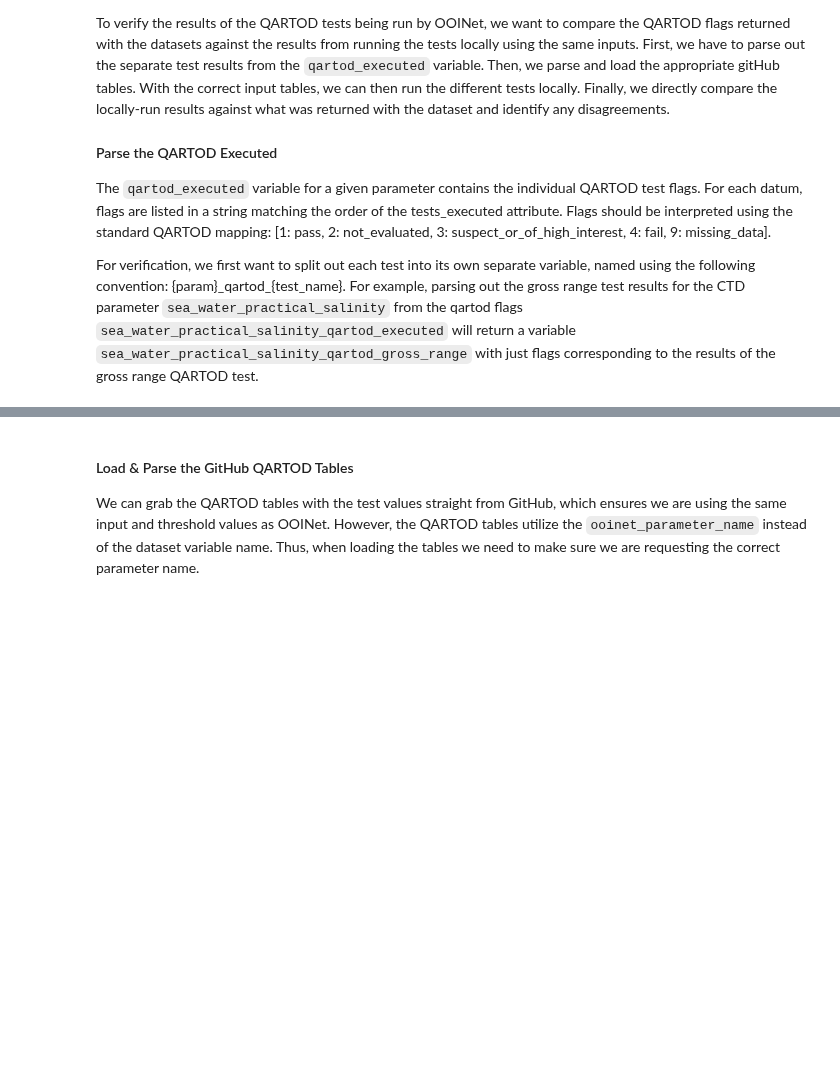
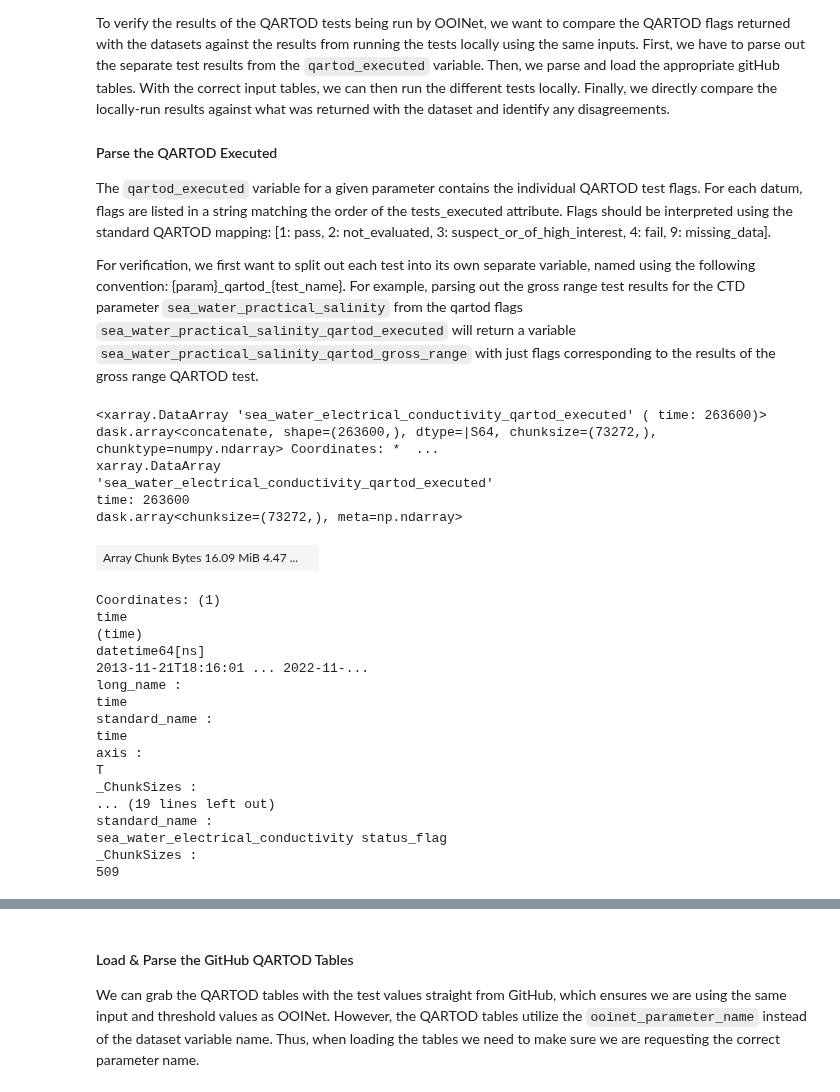
Before and after one commit to cooleyky/QAQC_Sandbox, a Jupyter notebook: QARTOD/Testing/scripts/Testing.ipynb, the cells around one changed output, grey strips where cells are left out. Saved outputs shown, nothing was run; the diff lists cells and outputs as text; code cells hidden in the pictures; blank space fills up the shorter version.

````diff
--- a/QARTOD/Testing/scripts/Testing.ipynb
+++ b/QARTOD/Testing/scripts/Testing.ipynb
@@ -177,7 +186,31 @@
 
 For verification, we first want to split out each test into its own separate variable, named using the following convention: {param}\_qartod\_{test_name}. For example, parsing out the gross range test results for the CTD parameter ```sea_water_practical_salinity``` from the qartod flags ```sea_water_practical_salinity_qartod_executed``` will return a variable ```sea_water_practical_salinity_qartod_gross_range``` with just flags corresponding to the results of the gross range QARTOD test.
 # %%
-ds.sea_water_electrical_conductivity_qartod_executed
+data.sea_water_electrical_conductivity_qartod_executed
+# %% [output]
+<xarray.DataArray 'sea_water_electrical_conductivity_qartod_executed' ( time: 263600)> dask.array<concatenate, shape=(263600,), dtype=|S64, chunksize=(73272,), chunktype=numpy.ndarray> Coordinates: *  ...
+xarray.DataArray
+'sea_water_electrical_conductivity_qartod_executed'
+time: 263600
+dask.array<chunksize=(73272,), meta=np.ndarray>
+| Array Chunk Bytes 16.09 MiB 4.47 ... |  |
+Coordinates: (1)
+time
+(time)
+datetime64[ns]
+2013-11-21T18:16:01 ... 2022-11-...
+long_name :
+time
+standard_name :
+time
+axis :
+T
+_ChunkSizes :
+... (19 lines left out)
+standard_name :
+sea_water_electrical_conductivity status_flag
+_ChunkSizes :
+509
 # %%
 import io
 import ast
````
Also changed, not shown: parts of 12 cells of this notebook.
